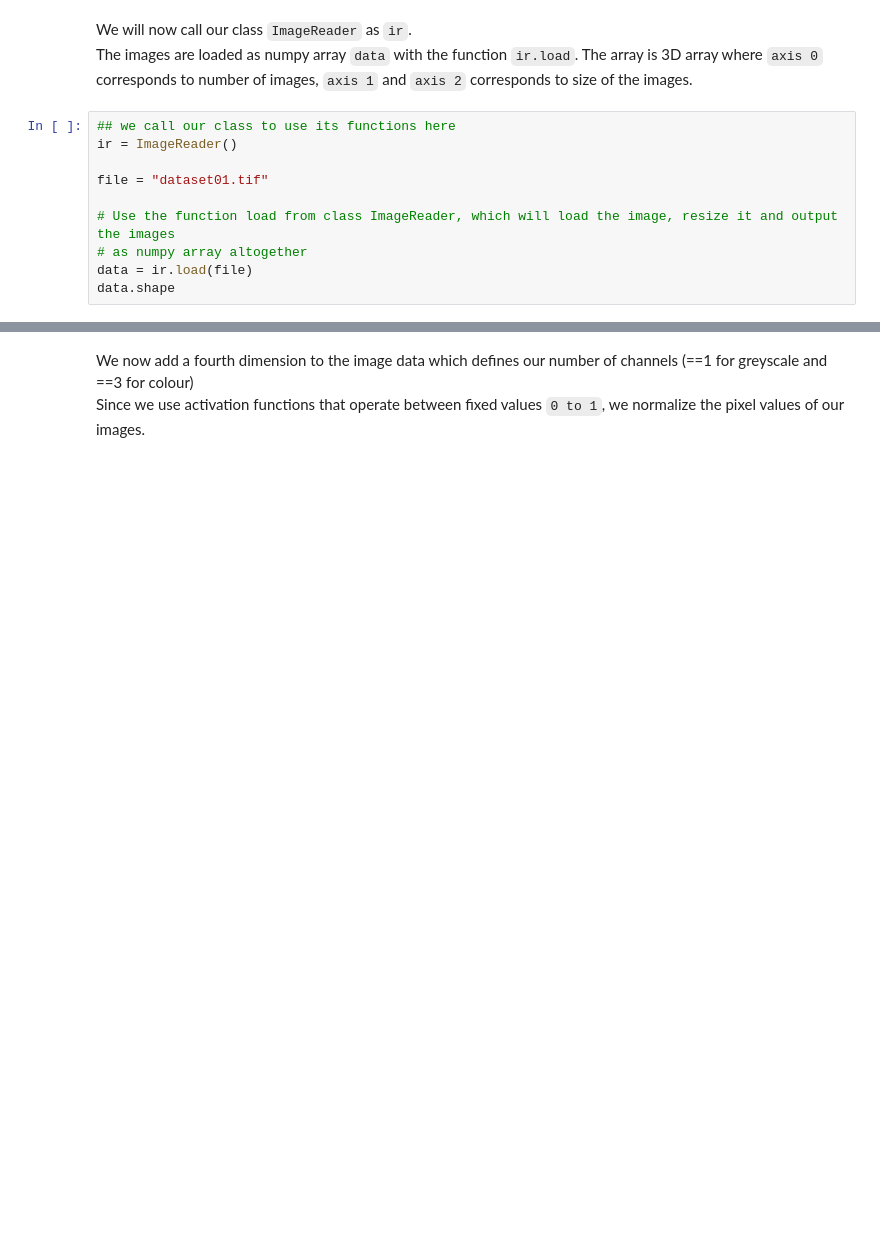
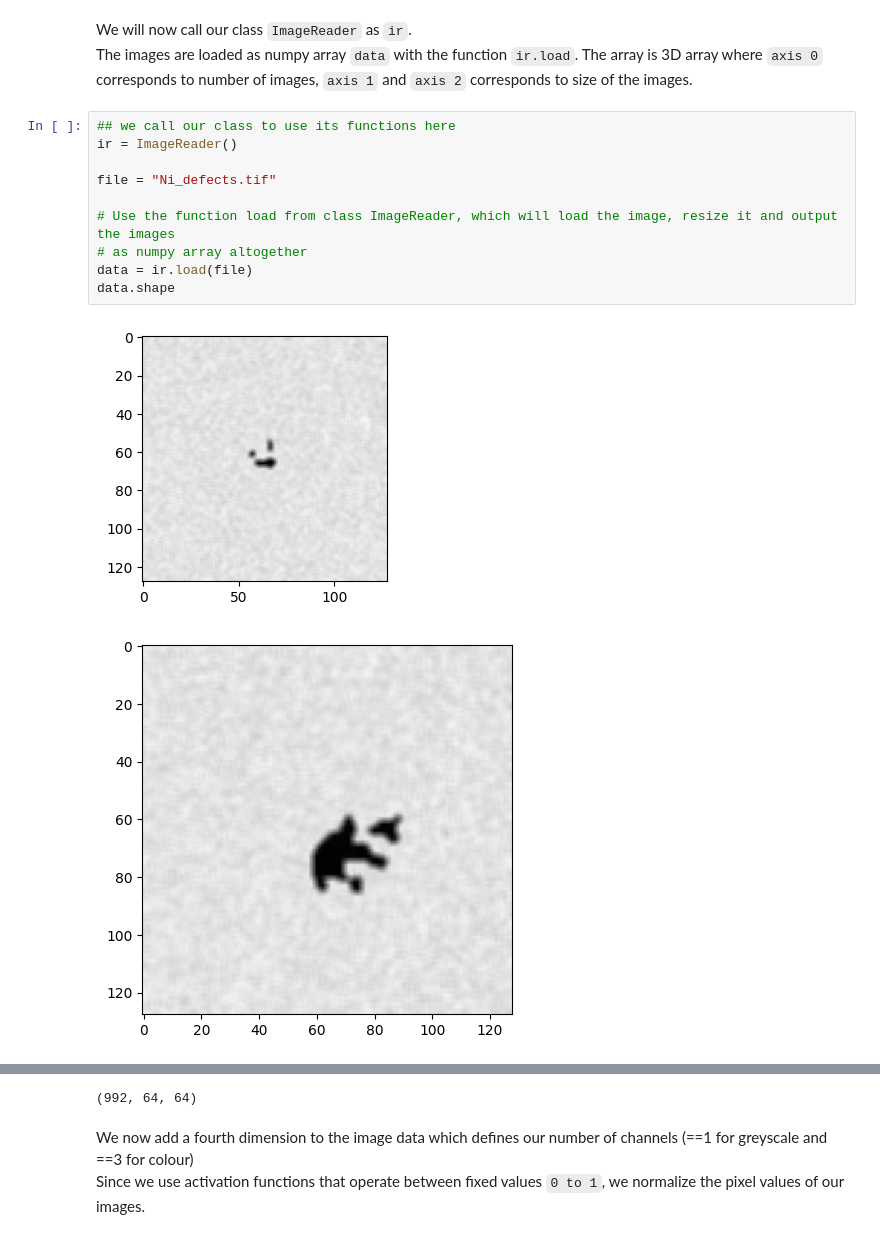
Before and after one commit to heprom/cvml, a Jupyter notebook: corrections/GAN_defects_cor.ipynb, the cells around one changed output, grey strips where cells are left out. Saved outputs shown, nothing was run; the diff lists cells and outputs as text; blank space fills up the shorter version.

```diff
--- a/corrections/GAN_defects_cor.ipynb
+++ b/corrections/GAN_defects_cor.ipynb
@@ -191,10 +237,13 @@ The images are loaded as numpy array `data` with the function `ir.load`. The arr
 # %%
 ## we call our class to use its functions here
 ir = ImageReader()
 
-file = "dataset01.tif"
+file = "Ni_defects.tif"
 
 # Use the function load from class ImageReader, which will load the image, resize it and output the images
 # as numpy array altogether
 data = ir.load(file)
 data.shape
+# %% [output]
+[figure, added]
+[figure, added]
@@ -201,3 +252,4 @@ data.shape
+(992, 64, 64)
 # %% [markdown]
 We now add a fourth dimension to the image data which defines our number of channels (==1 for greyscale and ==3 for colour) <br>
 Since we use activation functions that operate between fixed values `0 to 1`, we normalize the pixel values of our images.
```
Also changed, not shown: parts of 19 cells of this notebook.
